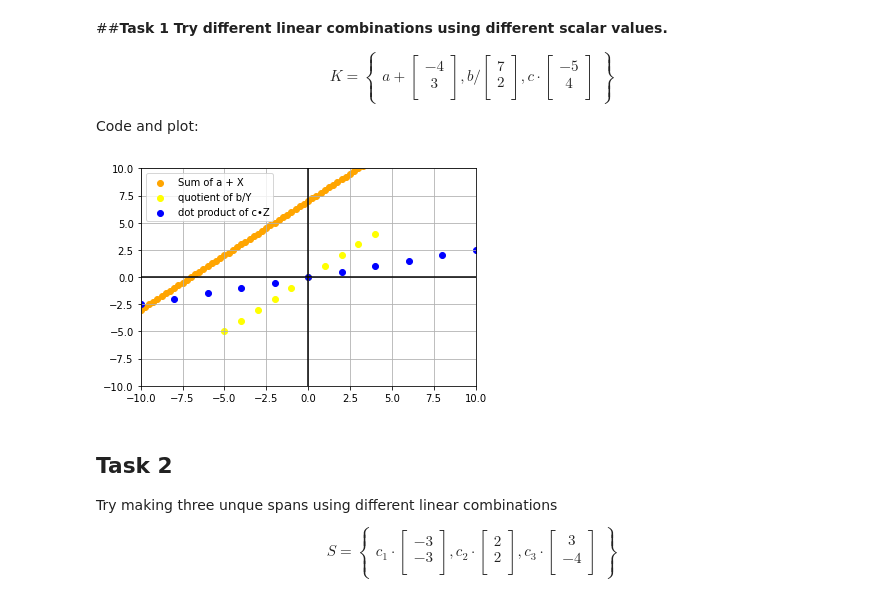
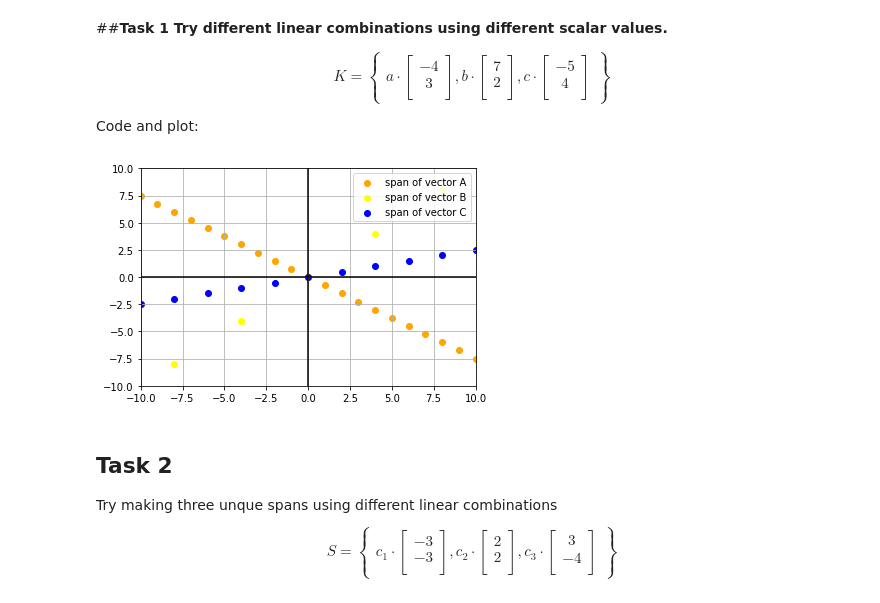
Before and after one commit to khaylee1/Laboratory-3, a Jupyter notebook: lab3.ipynb, the cells around one changed output. Drawn from its saved outputs; the diff is of its cells as text; code cells hidden in the pictures.

```diff
--- a/lab3.ipynb
+++ b/lab3.ipynb
@@ -8,32 +8,32 @@ import matplotlib.pyplot as plt
 ##<b>Task 1
 Try different linear combinations using different scalar values.<br>
 
-$$K= \begin{Bmatrix} a +\begin{bmatrix} -4\\3 \\\end{bmatrix},
-b/ \begin{bmatrix} 7\\2 \\\end{bmatrix},c\cdot\begin{bmatrix}-5\\4\\\end{bmatrix}\end{Bmatrix} $$
+$$K= \begin{Bmatrix}a\cdot\begin{bmatrix} -4\\3 \\\end{bmatrix},
+b\cdot \begin{bmatrix} 7\\2 \\\end{bmatrix},c\cdot\begin{bmatrix}-5\\4\\\end{bmatrix}\end{Bmatrix} $$
 
 Code and plot:
 # %%
 x=np.array([-4,3])
 y=np.array([2,2])
 z=np.array([-4,-1])
 
 a=np.arange(-10,10,0.25)
 b= np.arange(-10,10,2)
 c=np.arange(-10,10,0.5)
 
-plt.scatter(a+x[0],a+x[1],label='Sum of a + X',color='orange',)
-plt.scatter(b/y[0],b/y[1],label='quotient of b/Y',color='yellow')
-plt.scatter(c*z[0],c*z[1],label='dot product of c•Z',color='blue')
+plt.scatter(a*x[0],a*x[1],label='span of vector A',color='orange',)
+plt.scatter(b*y[0],b*y[1],label='span of vector B',color='yellow')
+plt.scatter(c*z[0],c*z[1],label='span of vector C',color='blue')
 
 plt.xlim(-10,10)
 plt.ylim(-10,10)
 plt.axhline(y=0, color='k')
 plt.axvline(x=0, color='k')
 plt.grid()
 plt.legend()
 plt.show()
 # %% [output]
-[figure, old version]
+[figure, new version]
 # %% [markdown]
 ## <B>Task 2
 Try making three unque spans using different linear combinations
```
